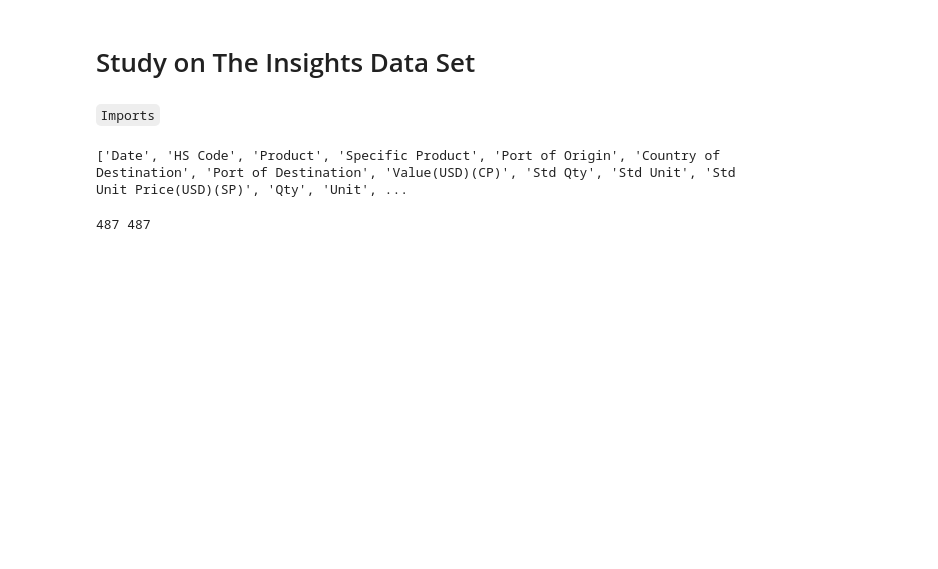
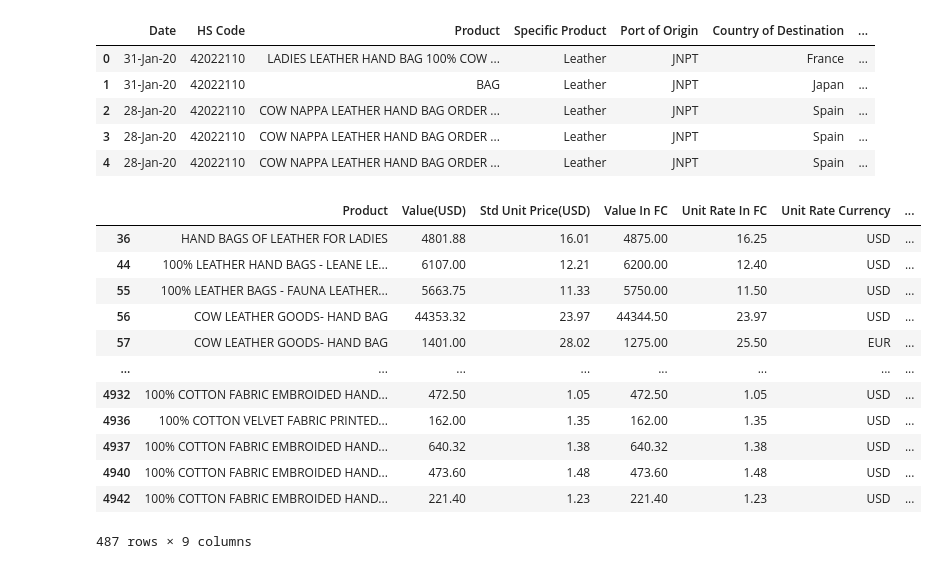
Before and after one commit to reuben21/A-Study-On-The-Insights-Data-Set, a Jupyter notebook: Project Insights Question 2.ipynb, the cells around one changed output. Saved outputs shown, nothing was run; the diff lists cells and outputs as text; code cells hidden in the pictures; blank space fills up the shorter version.

```diff
--- a/Project Insights Question 2.ipynb
+++ b/Project Insights Question 2.ipynb
@@ -1,5 +1 @@
-# %% [markdown]
-# Study on The Insights Data Set
-# %% [markdown]
-`Imports`
 # %%
@@ -15,5 +15,10 @@ from sklearn.metrics import classification_report, confusion_matrix
 # %%
-df = pd.read_csv("Insights.csv")
-print(df.columns.values.tolist())
+raw_data = pd.read_csv('Insights.csv')
+raw_data.head()
 # %% [output]
-['Date', 'HS Code', 'Product', 'Specific Product', 'Port of Origin', 'Country of Destination', 'Port of Destination', 'Value(USD)(CP)', 'Std Qty', 'Std Unit', 'Std Unit Price(USD)(SP)', 'Qty', 'Unit', ...
+|  | Date | HS Code | Product | Specific Product | Port of Origin | Country of Destination | ... |
+| 0 | 31-Jan-20 | 42022110 | LADIES LEATHER HAND BAG 100% COW ... | Leather | JNPT | France | ... |
+| 1 | 31-Jan-20 | 42022110 | BAG | Leather | JNPT | Japan | ... |
+| 2 | 28-Jan-20 | 42022110 | COW NAPPA LEATHER HAND BAG ORDER ... | Leather | JNPT | Spain | ... |
+| 3 | 28-Jan-20 | 42022110 | COW NAPPA LEATHER HAND BAG ORDER ... | Leather | JNPT | Spain | ... |
+| 4 | 28-Jan-20 | 42022110 | COW NAPPA LEATHER HAND BAG ORDER ... | Leather | JNPT | Spain | ... |
@@ -23,20 +25,21 @@ qty = df['Qty']
-# %%
-dict={}
-list_of_yes_and_no=[]
-list_of_Value_INR=[]
-for i in range(len(df)):
-    if str(df['Port of Destination'][i])=='Hamburg':
-        if float(df['Qty'][i]) >= 100:
-            list_of_yes_and_no.append(1)
-        else:
-            list_of_yes_and_no.append(0)
-        list_of_Value_INR.append(df['Value(INR)'][i])
-#     dict['hamburg']=
-
-# print(list_of_yes_and_no)
-
-
-print(len(list_of_yes_and_no),
-      len(list_of_Value_INR))
-# %% [output]
-487 487
+# %%
+data = raw_data.copy()
+df_filtered = data[data['Port of Destination'] == "Hamburg"]
+Qty = df_filtered['Qty']
+df_filtered=df_filtered.drop(['Date','HS Code','Specific Product','Port of Destination','Port of Origin', 'Country of Destination','Std Qty', 'Std Unit','Qty', 'Unit', 'Invoice Value INR'],axis=1)
+df_filtered.insert(len(df_filtered.columns),"Qty", Qty, True)
+df_filtered
+# %% [output]
+|  | Product | Value(USD) | Std Unit Price(USD) | Value In FC | Unit Rate In FC | Unit Rate Currency | ... |
+| 36 | HAND BAGS OF LEATHER FOR LADIES | 4801.88 | 16.01 | 4875.00 | 16.25 | USD | ... |
+| 44 | 100% LEATHER HAND BAGS - LEANE LE... | 6107.00 | 12.21 | 6200.00 | 12.40 | USD | ... |
+| 55 | 100% LEATHER BAGS - FAUNA LEATHER... | 5663.75 | 11.33 | 5750.00 | 11.50 | USD | ... |
+| 56 | COW LEATHER GOODS- HAND BAG | 44353.32 | 23.97 | 44344.50 | 23.97 | USD | ... |
+| 57 | COW LEATHER GOODS- HAND BAG | 1401.00 | 28.02 | 1275.00 | 25.50 | EUR | ... |
+| ... | ... | ... | ... | ... | ... | ... | ... |
+| 4932 | 100% COTTON FABRIC EMBROIDED HAND... | 472.50 | 1.05 | 472.50 | 1.05 | USD | ... |
+| 4936 | 100% COTTON VELVET FABRIC PRINTED... | 162.00 | 1.35 | 162.00 | 1.35 | USD | ... |
+| 4937 | 100% COTTON FABRIC EMBROIDED HAND... | 640.32 | 1.38 | 640.32 | 1.38 | USD | ... |
+| 4940 | 100% COTTON FABRIC EMBROIDED HAND... | 473.60 | 1.48 | 473.60 | 1.48 | USD | ... |
+| 4942 | 100% COTTON FABRIC EMBROIDED HAND... | 221.40 | 1.23 | 221.40 | 1.23 | USD | ... |
+487 rows × 9 columns
```
Also changed, not shown: parts of 8 cells of this notebook, 2 other files.
